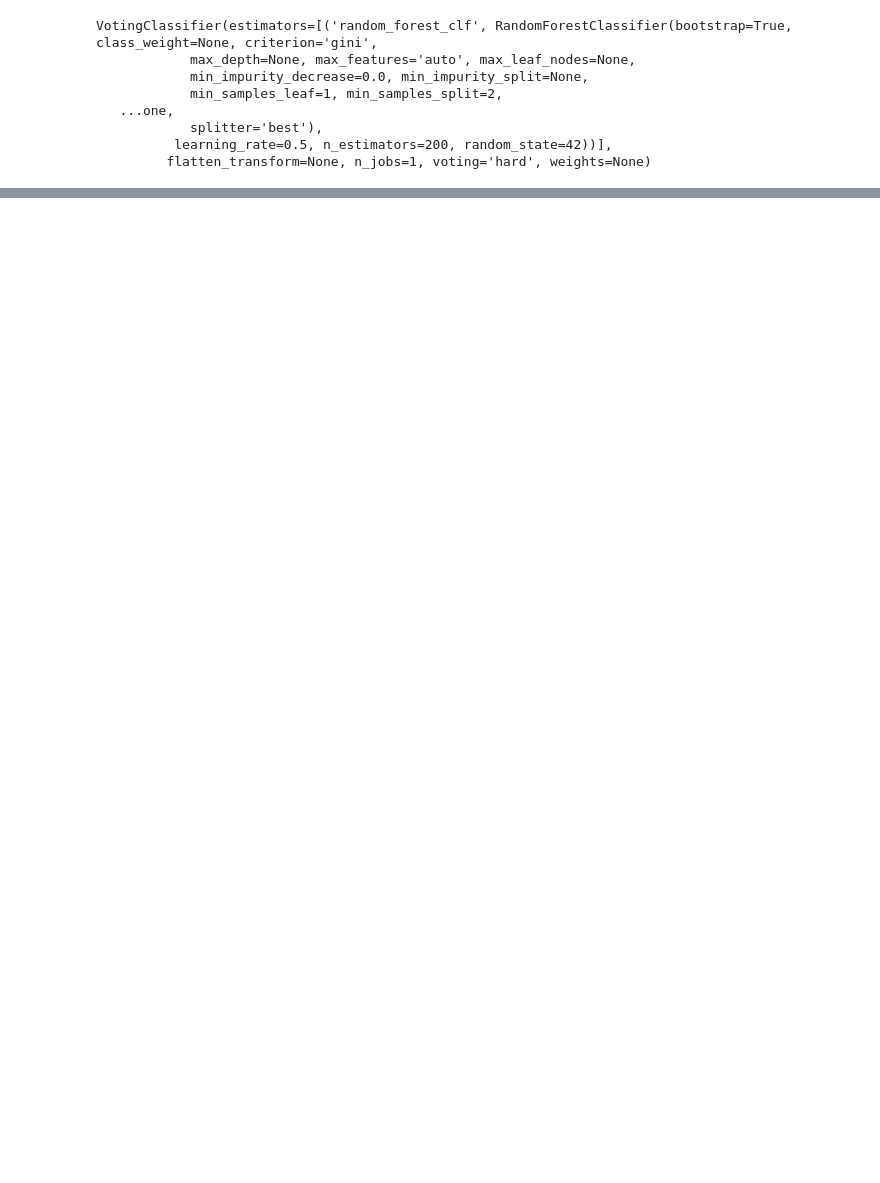
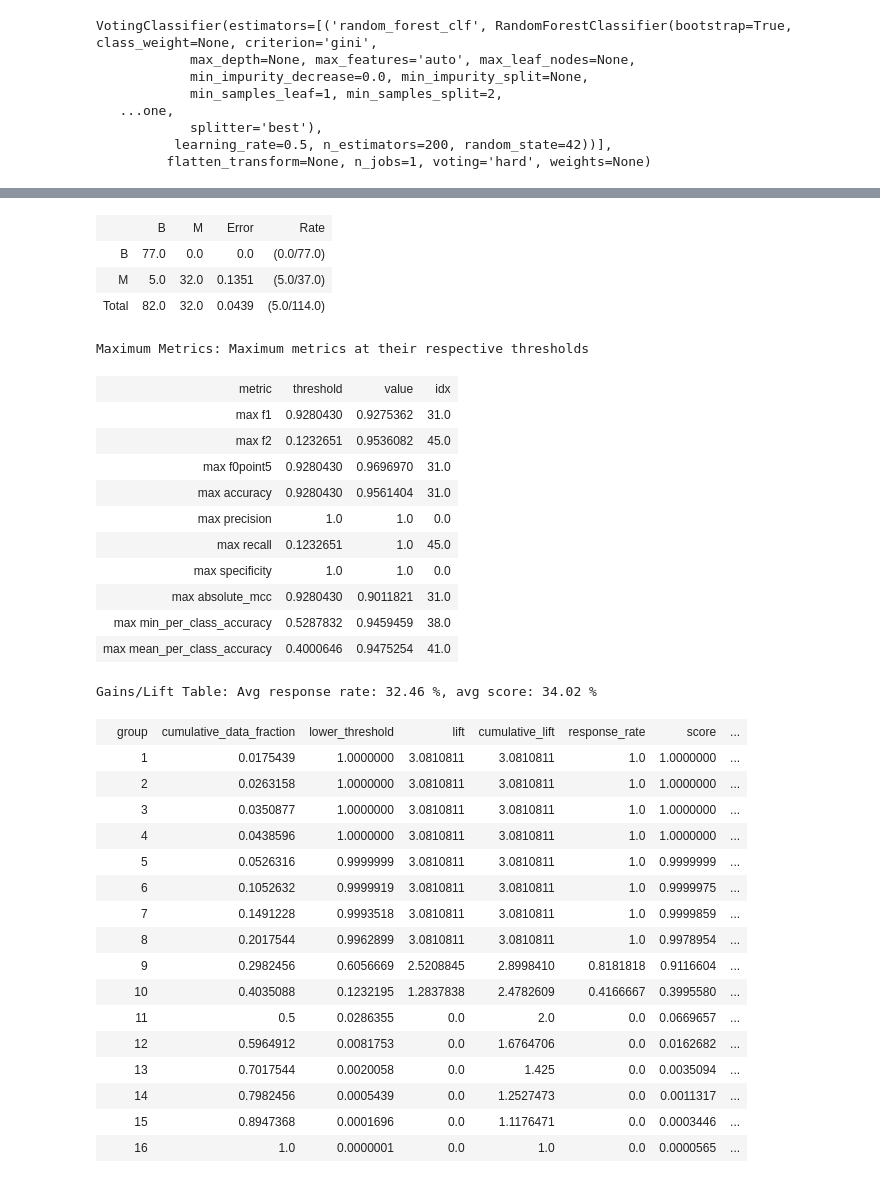
Before and after one commit to tommycon/Breast-Cancer-Prediction, a Jupyter notebook: Breast Cancer Prediction.ipynb, the cells around one changed output, grey strips where cells are left out. Drawn from its saved outputs; the diff is of its cells as text; code cells hidden in the pictures; blank space fills up the shorter version.

```diff
--- a/Breast Cancer Prediction.ipynb
+++ b/Breast Cancer Prediction.ipynb
@@ -385,0 +409,4 @@ array([[66,  0],
+# %%
+temp=train_set.drop(['diagnosis'], axis=1)
+x_cols=list(temp.columns.values)
+y='diagnosis'
@@ -385,0 +415,3 @@ array([[66,  0],
+# %%
+aml = H2OAutoML(max_models = 30, max_runtime_secs=300, seed = 1)
+aml.train(x = x_cols, y = y , training_frame = hf)
@@ -385,0 +442,5 @@ array([[66,  0],
+# %%
+hf_test = h2o.H2OFrame(test_set)
+perf = aml.leader.model_performance(hf_test)
+perf
+# %% [output]
@@ -385,0 +464,34 @@ array([[66,  0],
+|  | B | M | Error | Rate |
+| B | 77.0 | 0.0 | 0.0 | (0.0/77.0) |
+| M | 5.0 | 32.0 | 0.1351 | (5.0/37.0) |
+| Total | 82.0 | 32.0 | 0.0439 | (5.0/114.0) |
+Maximum Metrics: Maximum metrics at their respective thresholds
+| metric | threshold | value | idx |
+| max f1 | 0.9280430 | 0.9275362 | 31.0 |
+| max f2 | 0.1232651 | 0.9536082 | 45.0 |
+| max f0point5 | 0.9280430 | 0.9696970 | 31.0 |
+| max accuracy | 0.9280430 | 0.9561404 | 31.0 |
+| max precision | 1.0 | 1.0 | 0.0 |
+| max recall | 0.1232651 | 1.0 | 45.0 |
+| max specificity | 1.0 | 1.0 | 0.0 |
+| max absolute_mcc | 0.9280430 | 0.9011821 | 31.0 |
+| max min_per_class_accuracy | 0.5287832 | 0.9459459 | 38.0 |
+| max mean_per_class_accuracy | 0.4000646 | 0.9475254 | 41.0 |
+Gains/Lift Table: Avg response rate: 32.46 %, avg score: 34.02 %
+|  | group | cumulative_data_fraction | lower_threshold | lift | cumulative_lift | response_rate | score | ... |
+|  | 1 | 0.0175439 | 1.0000000 | 3.0810811 | 3.0810811 | 1.0 | 1.0000000 | ... |
+|  | 2 | 0.0263158 | 1.0000000 | 3.0810811 | 3.0810811 | 1.0 | 1.0000000 | ... |
+|  | 3 | 0.0350877 | 1.0000000 | 3.0810811 | 3.0810811 | 1.0 | 1.0000000 | ... |
+|  | 4 | 0.0438596 | 1.0000000 | 3.0810811 | 3.0810811 | 1.0 | 1.0000000 | ... |
+|  | 5 | 0.0526316 | 0.9999999 | 3.0810811 | 3.0810811 | 1.0 | 0.9999999 | ... |
+|  | 6 | 0.1052632 | 0.9999919 | 3.0810811 | 3.0810811 | 1.0 | 0.9999975 | ... |
+|  | 7 | 0.1491228 | 0.9993518 | 3.0810811 | 3.0810811 | 1.0 | 0.9999859 | ... |
+|  | 8 | 0.2017544 | 0.9962899 | 3.0810811 | 3.0810811 | 1.0 | 0.9978954 | ... |
+|  | 9 | 0.2982456 | 0.6056669 | 2.5208845 | 2.8998410 | 0.8181818 | 0.9116604 | ... |
+|  | 10 | 0.4035088 | 0.1232195 | 1.2837838 | 2.4782609 | 0.4166667 | 0.3995580 | ... |
+|  | 11 | 0.5 | 0.0286355 | 0.0 | 2.0 | 0.0 | 0.0669657 | ... |
+|  | 12 | 0.5964912 | 0.0081753 | 0.0 | 1.6764706 | 0.0 | 0.0162682 | ... |
+|  | 13 | 0.7017544 | 0.0020058 | 0.0 | 1.425 | 0.0 | 0.0035094 | ... |
+|  | 14 | 0.7982456 | 0.0005439 | 0.0 | 1.2527473 | 0.0 | 0.0011317 | ... |
+|  | 15 | 0.8947368 | 0.0001696 | 0.0 | 1.1176471 | 0.0 | 0.0003446 | ... |
+|  | 16 | 1.0 | 0.0000001 | 0.0 | 1.0 | 0.0 | 0.0000565 | ... |
```
Also changed, not shown: parts of 29 cells of this notebook.
